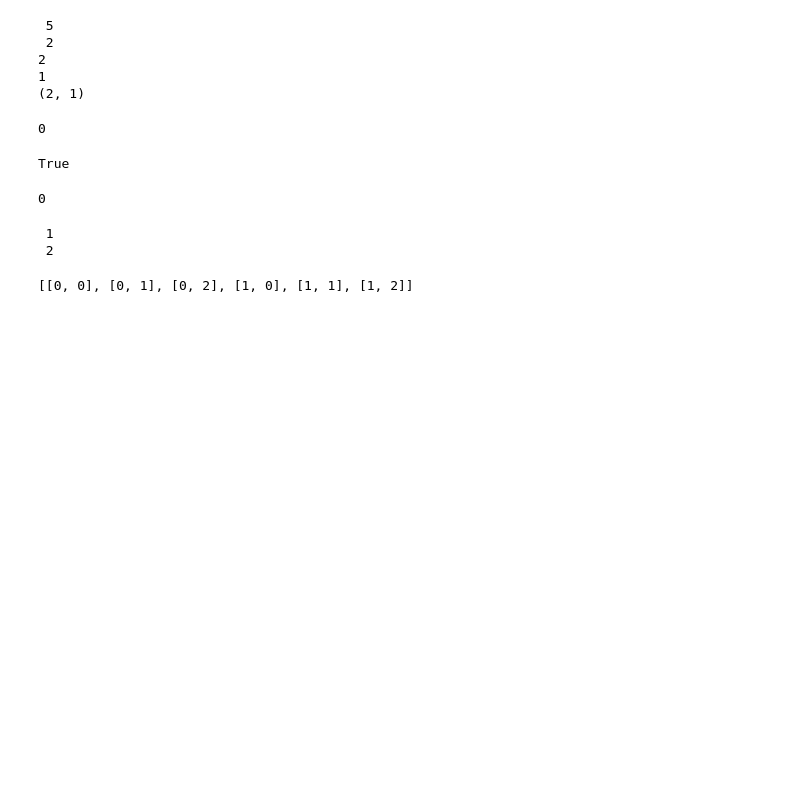
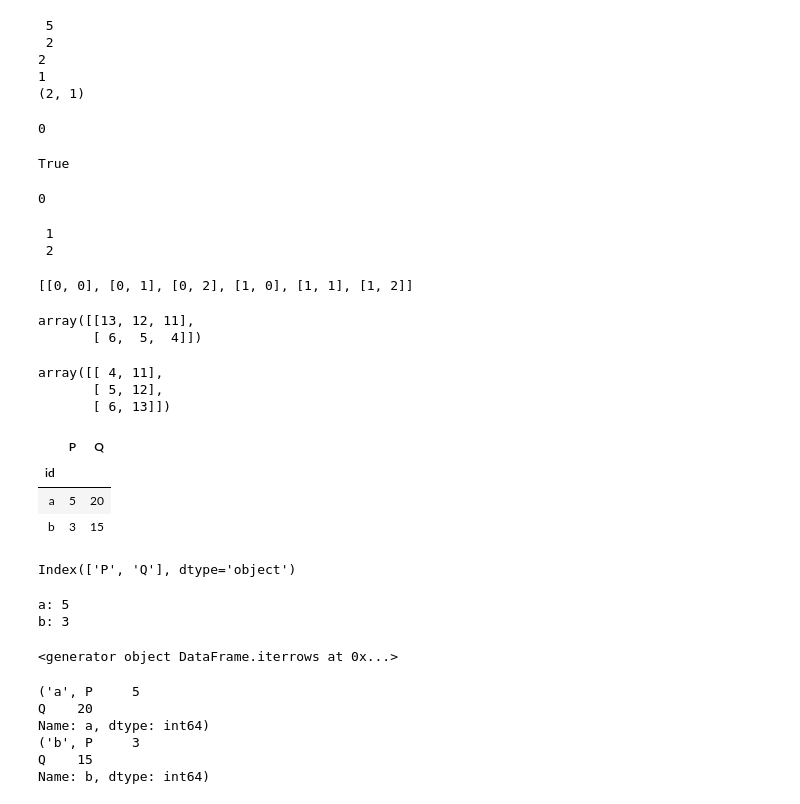
Before and after one commit to nzinouri21/datacamp_practice, a Jupyter notebook: Datacamp_practice.ipynb, the cells around one changed output. Cells and saved outputs as stored; diff of their text form; code cells hidden in the pictures; blank space fills up the shorter version.

```diff
--- a/Datacamp_practice.ipynb
+++ b/Datacamp_practice.ipynb
@@ -539,0 +542,48 @@ if __name__ == '__main__':
+# %%
+np.flip(y)
+# %% [output]
+array([[13, 12, 11],
+       [ 6,  5,  4]])
+# %%
+np.transpose(y)
+# %% [output]
+array([[ 4, 11],
+       [ 5, 12],
+       [ 6, 13]])
+# %%
+df_dict = {'id':['a','b'],'P':[5,3],'Q':[20,15]}
+# %%
+df = pd.DataFrame(df_dict)
+# %%
+df = df.set_index('id')
+# %%
+df
+# %% [output]
+|  | P | Q |
+| id |  |  |
+| a | 5 | 20 |
+| b | 3 | 15 |
+# %%
+df.columns
+# %% [output]
+Index(['P', 'Q'], dtype='object')
+# %%
+for indx, row in df.iterrows():
+    print(indx + ': '+str(row['P']))
+# %% [output]
+a: 5
+b: 3
+# %%
+df.iterrows()
+# %% [output]
+<generator object DataFrame.iterrows at 0x...>
+# %%
+for row in df.iterrows():
+    print(row)
+# %% [output]
+('a', P     5
+Q    20
+Name: a, dtype: int64)
+('b', P     3
+Q    15
+Name: b, dtype: int64)
```
Also changed, not shown: parts of 9 cells of this notebook.
